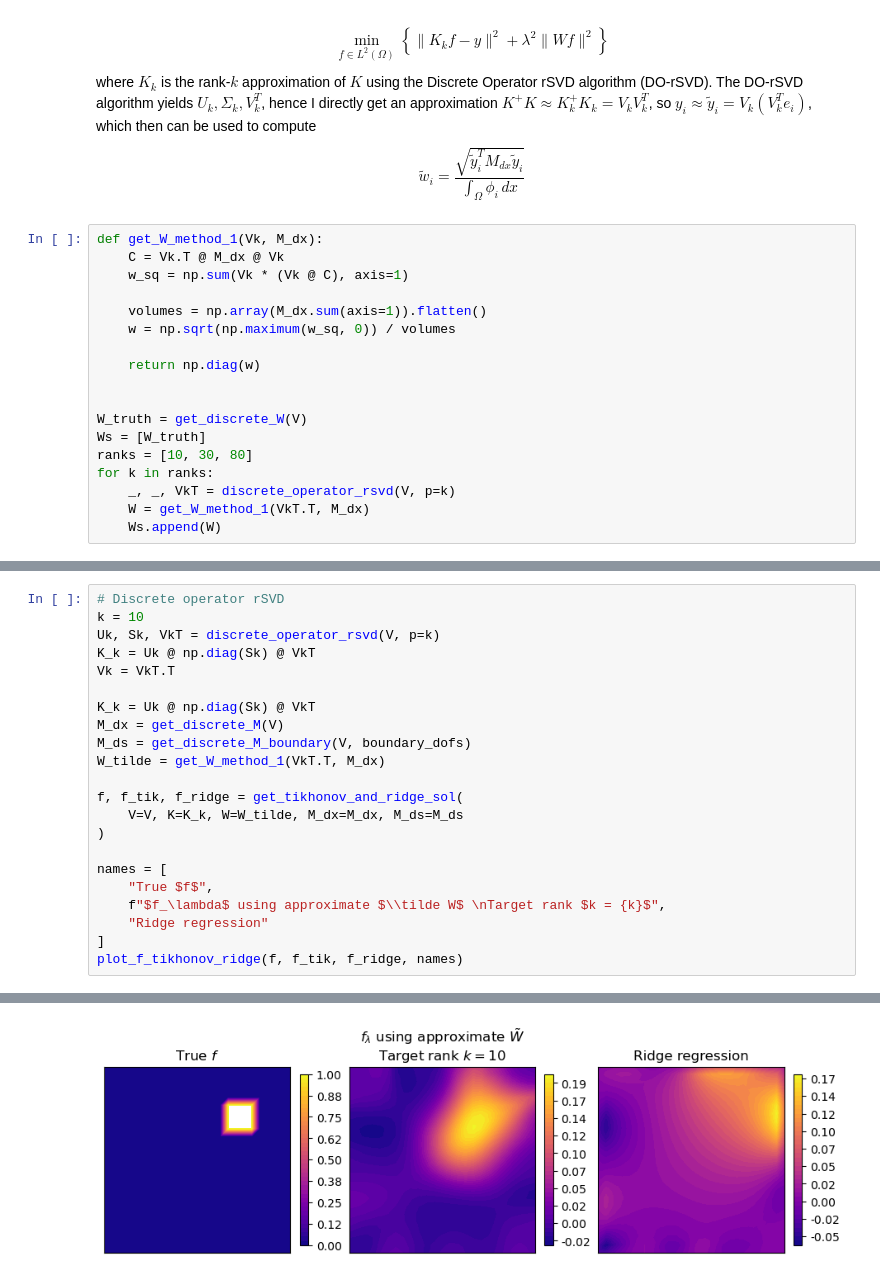
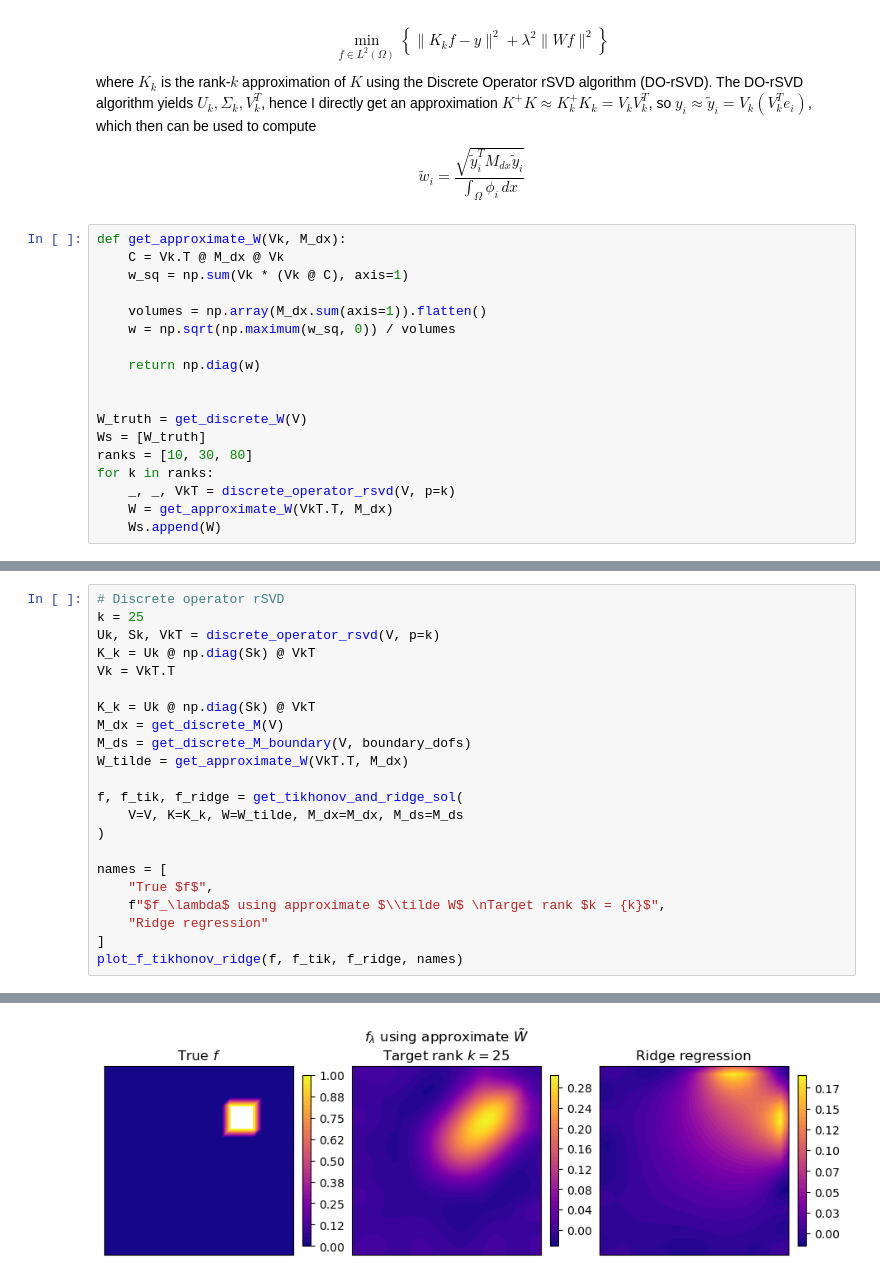
Before and after one commit to EliasSev/masters-thesis, a Jupyter notebook: notebooks/discrete_operator_rsvd.ipynb, the cells around one changed output, grey strips where cells are left out. Saved outputs shown, nothing was run; the diff lists cells and outputs as text.

```diff
--- a/notebooks/discrete_operator_rsvd.ipynb
+++ b/notebooks/discrete_operator_rsvd.ipynb
@@ -965,7 +981,7 @@ $$
 \tilde w_i = \frac{ \sqrt{\tilde y_i^T M_{dx} \tilde y_i} }{ \int_{\Omega} \phi_i \, dx }
 $$
 # %%
-def get_W_method_1(Vk, M_dx):
+def get_approximate_W(Vk, M_dx):
     C = Vk.T @ M_dx @ Vk
     w_sq = np.sum(Vk * (Vk @ C), axis=1)
 
@@ -980,5 +996,5 @@ Ws = [W_truth]
 ranks = [10, 30, 80]
 for k in ranks:
     _, _, VkT = discrete_operator_rsvd(V, p=k)
-    W = get_W_method_1(VkT.T, M_dx)
+    W = get_approximate_W(VkT.T, M_dx)
     Ws.append(W)
@@ -1015,6 +1049,6 @@ plot_multiple_weights(V, Ws, ranks)
 # %%
 # Discrete operator rSVD
-k = 10
+k = 25
 Uk, Sk, VkT = discrete_operator_rsvd(V, p=k)
 K_k = Uk @ np.diag(Sk) @ VkT
 Vk = VkT.T
@@ -1022,7 +1056,7 @@ Vk = VkT.T
 K_k = Uk @ np.diag(Sk) @ VkT
 M_dx = get_discrete_M(V)
 M_ds = get_discrete_M_boundary(V, boundary_dofs)
-W_tilde = get_W_method_1(VkT.T, M_dx)
+W_tilde = get_approximate_W(VkT.T, M_dx)
 
 f, f_tik, f_ridge = get_tikhonov_and_ridge_sol(
     V=V, K=K_k, W=W_tilde, M_dx=M_dx, M_ds=M_ds
@@ -1038 +1089 @@ plot_f_tikhonov_ridge(f, f_tik, f_ridge, names)
-[figure, old version]
+[figure, new version]
```
Also changed, not shown: parts of 7 cells of this notebook, 1 other file.
